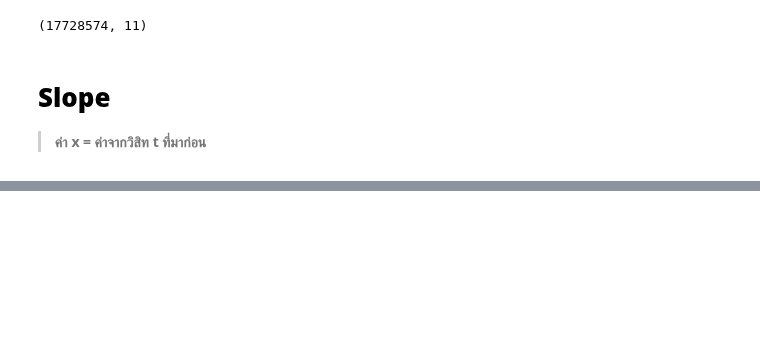
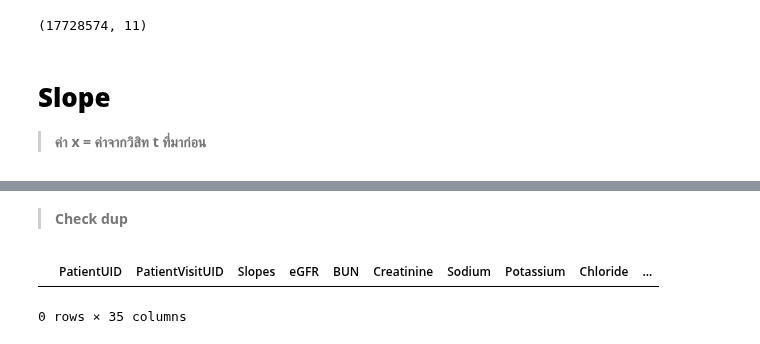
Before and after one commit to nxxk23/PROJECT, a Jupyter notebook: FileLab.ipynb, the cells around one changed output, grey strips where cells are left out. Cells and saved outputs as stored; diff of their text form; code cells hidden in the pictures; blank space fills up the shorter version.

```diff
--- a/FileLab.ipynb
+++ b/FileLab.ipynb
@@ -116,0 +290,13 @@ data['lab1'] = lab1
+# %% [markdown]
+> **Check dup**
+# %%
+# Check for duplicate rows in data
+duplicates_data = data[data.duplicated(['PatientUID', 'PatientVisitUID'], keep=False)]
+
+# Check for duplicate rows in vitalDF
+duplicates_vitalDF = labDF[labDF.duplicated(['PatientUID', 'PatientVisitUID', 'Slopes'], keep=False)]
+# %%
+duplicates_vitalDF
+# %% [output]
+|  | PatientUID | PatientVisitUID | Slopes | eGFR | BUN | Creatinine | Sodium | Potassium | Chloride | ... |
+0 rows × 35 columns
```
Also changed, not shown: parts of 27 cells of this notebook.
